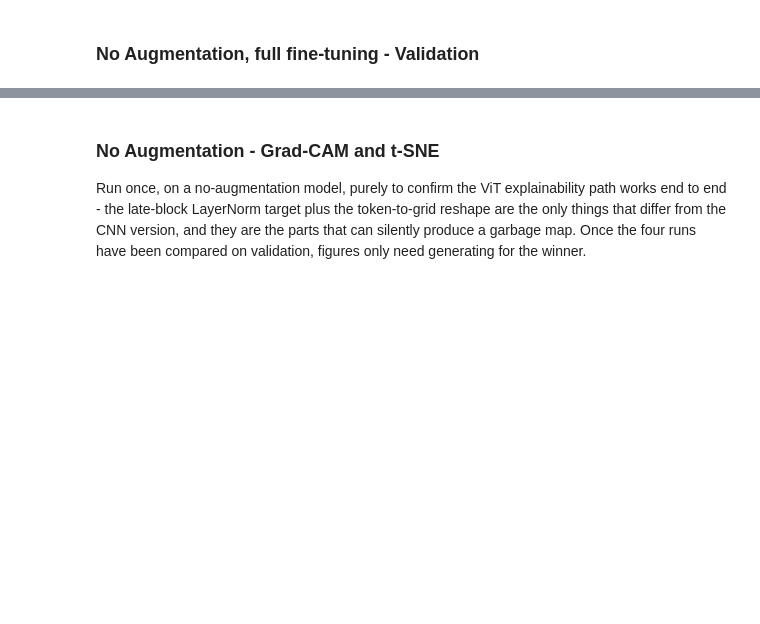
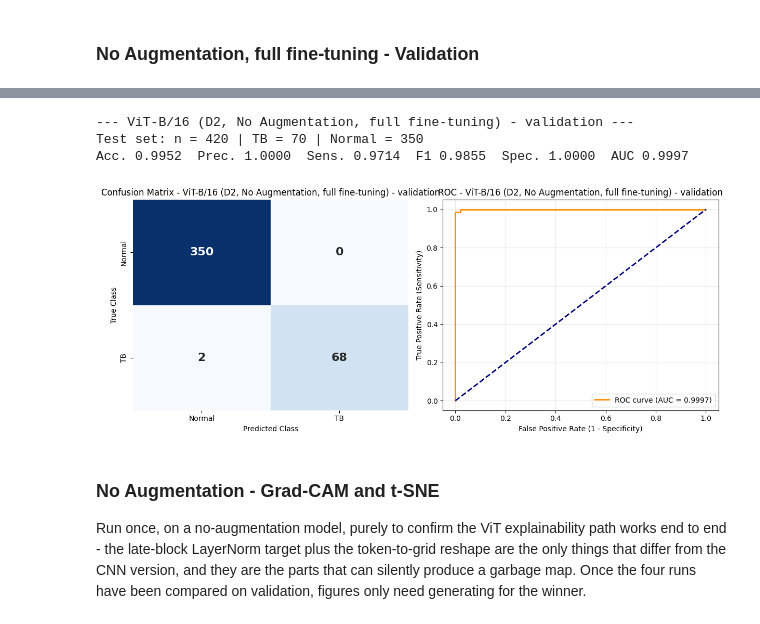
Before and after one commit to Daudi-Zacharia/msc-thesis, a Jupyter notebook: classification/clean_notebooks/d2_experiments.ipynb, the cells around one changed output, grey strips where cells are left out. Cells and saved outputs as stored; diff of their text form; code cells hidden in the pictures; blank space fills up the shorter version.

```diff
--- a/classification/clean_notebooks/d2_experiments.ipynb
+++ b/classification/clean_notebooks/d2_experiments.ipynb
@@ -2013,3 +2112,17 @@ record_vit('no_aug_full_ft', metrics)
+# %%
+_, _, test_dl = make_loaders(DIR_ORIGINAL, TF_IMAGENET_EVAL, TF_IMAGENET_EVAL)
+
+model = load_checkpoint(VIT_CHECKPOINTS['no_aug_full_ft'], how='state_dict',
+                        builder=lambda: build_vit_b16(freeze_backbone=False),
+                        device=device)
+metrics = evaluate_model(model, test_dl, device=device,
+                         title='ViT-B/16 (D2, No Augmentation, full fine-tuning) - validation')
+record_vit('no_aug_full_ft', metrics)
+# %% [output]
+--- ViT-B/16 (D2, No Augmentation, full fine-tuning) - validation ---
+Test set: n = 420 | TB = 70 | Normal = 350
+Acc. 0.9952  Prec. 1.0000  Sens. 0.9714  F1 0.9855  Spec. 1.0000  AUC 0.9997
+[figure, added]
 # %% [markdown]
 ### No Augmentation - Grad-CAM and t-SNE
 
```
Also changed, not shown: parts of 21 cells of this notebook.
